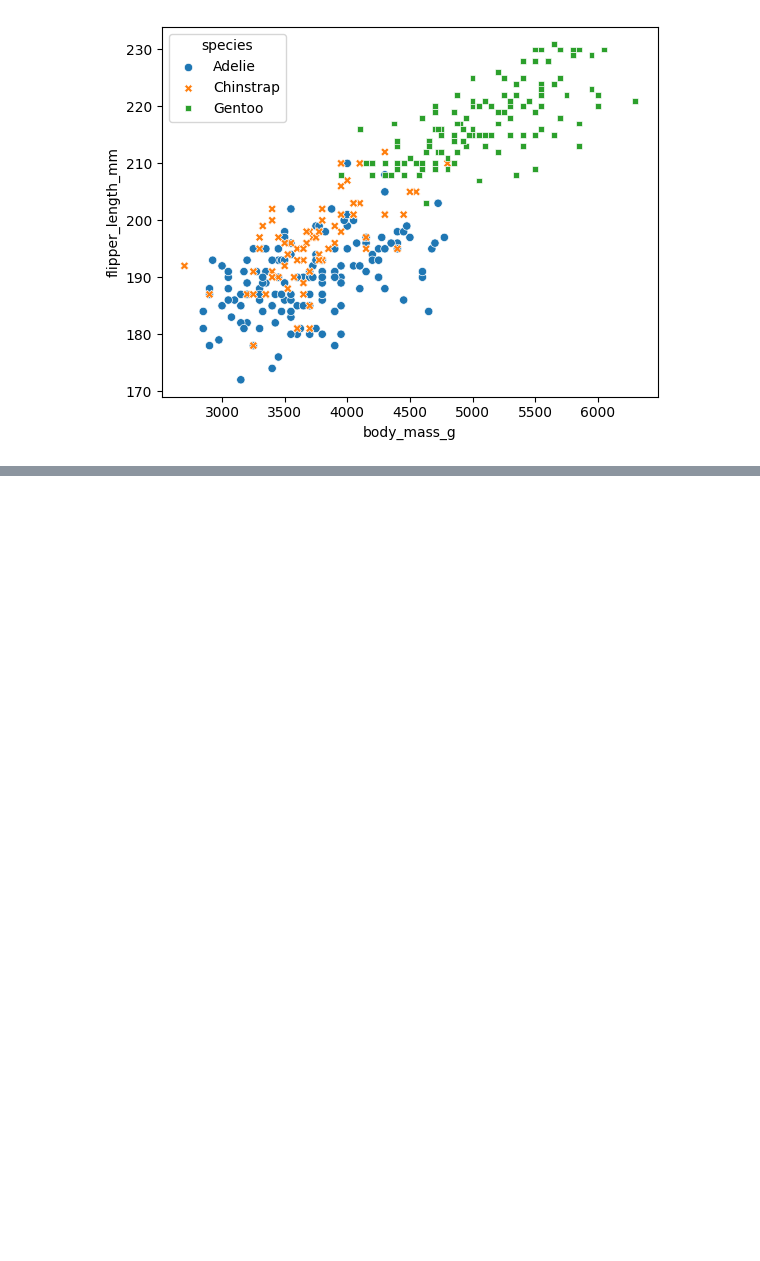
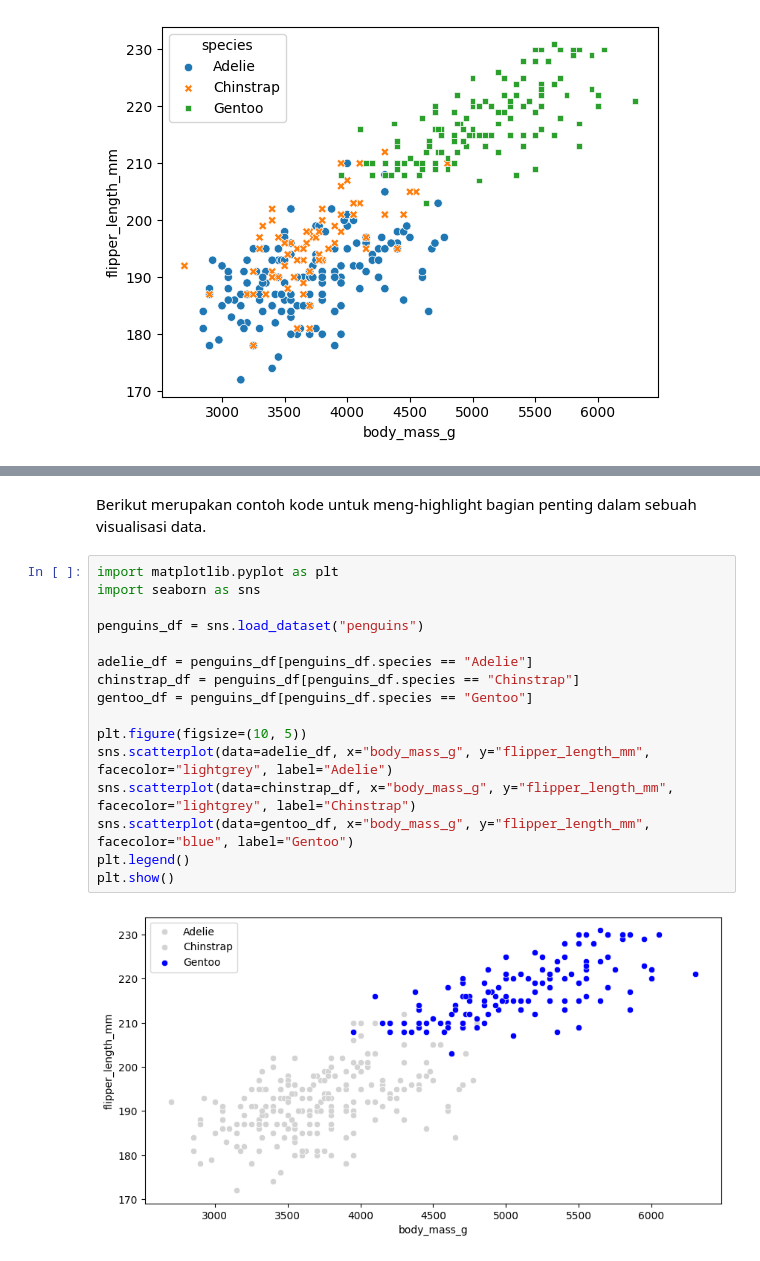
Before and after one commit to zhavei/proyek_analisis_data, a Jupyter notebook: data_visualization.ipynb, the cells around one changed output, grey strips where cells are left out. Drawn from its saved outputs; the diff is of its cells as text; blank space fills up the shorter version.

```diff
--- a/data_visualization.ipynb
+++ b/data_visualization.ipynb
@@ -224,0 +247,20 @@ plt.show()
+# %% [markdown]
+Berikut merupakan contoh kode untuk meng-highlight bagian penting dalam sebuah visualisasi data.
+# %%
+import matplotlib.pyplot as plt
+import seaborn as sns
+
+penguins_df = sns.load_dataset("penguins")
+
+adelie_df = penguins_df[penguins_df.species == "Adelie"]
+chinstrap_df = penguins_df[penguins_df.species == "Chinstrap"]
+gentoo_df = penguins_df[penguins_df.species == "Gentoo"]
+
+plt.figure(figsize=(10, 5))
+sns.scatterplot(data=adelie_df, x="body_mass_g", y="flipper_length_mm", facecolor="lightgrey", label="Adelie")
+sns.scatterplot(data=chinstrap_df, x="body_mass_g", y="flipper_length_mm", facecolor="lightgrey", label="Chinstrap")
+sns.scatterplot(data=gentoo_df, x="body_mass_g", y="flipper_length_mm", facecolor="blue", label="Gentoo")
+plt.legend()
+plt.show()
+# %% [output]
+[figure, added]
```
Also changed, not shown: parts of 3 cells of this notebook, 3 other files.
